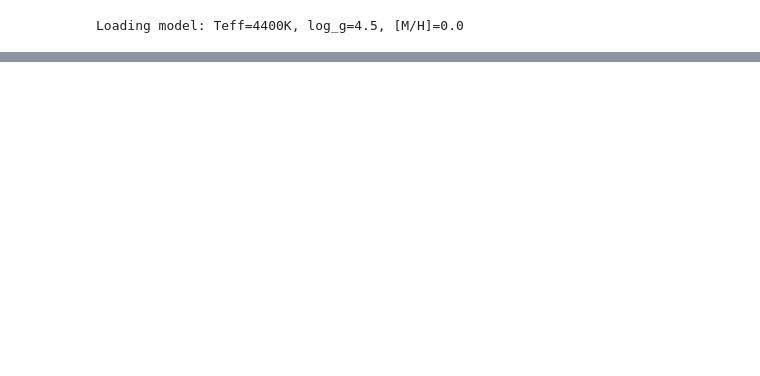
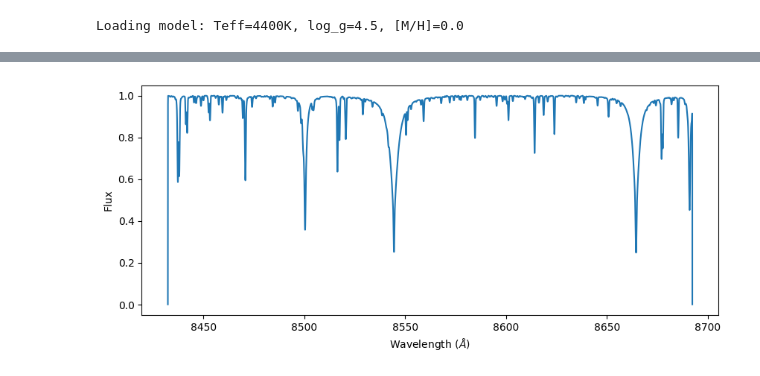
Before and after one commit to wykced/NEID_Activity, a Jupyter notebook: get_barium.ipynb, the cells around one changed output, grey strips where cells are left out. Cells and saved outputs as stored; diff of their text form; code cells hidden in the pictures; blank space fills up the shorter version.

```diff
--- a/get_barium.ipynb
+++ b/get_barium.ipynb
@@ -177,15 +189,15 @@ def get_eqs2(vacuum, wave2, diff2, div2, window):
 # %%
 '''Params'''
 path = '/Users/brooklyngustaf/Desktop/research/Brooklyn_NEID_spectra_project/l2fits/'
-folder_path = path + 'TIC_435238791'
-teff = 4400
-logg = 4.5
-metal = 0.0
-vsini = 10.9
-window = 1
+tic_id = 435238791
+folder_path = path + f'TIC_{tic_id}'
+df = pd.read_csv('/Users/brooklyngustaf/Desktop/research/Brooklyn_NEID_spectra_project/GOLD_WD_binaries_forDon_APOGEE_GAIA_TIC_2MASS_StarHorse1.csv')
+
+star, teff, logg, MH, vsini = get_params(df, tic_id)
+window = .25
 # %%
 '''Load Model'''
-mod_wave, mod_flux = get_model(teff, logg, metal)
+mod_wave, mod_flux = get_model(teff, logg, MH)
 # %% [output]
 Loading model: Teff=4400K, log_g=4.5, [M/H]=0.0
 # %%
@@ -337,0 +359,24 @@ WARNING: Model is linear in parameters; consider using linear fitting methods. [
+# %%
+with fits.open('/Users/brooklyngustaf/Desktop/research/code/spectrum_marcs_vald_300_1100_.fits') as hdul:
+    flux2 = hdul[0].data
+    header = hdul[0].header
+
+    n = header["NAXIS1"]
+    crval = header["CRVAL1"]
+    cdelt = header["CDELT1"]
+    crpix = header["CRPIX1"]
+
+wave2 = (crval + (np.arange(n) + 1 - crpix) * cdelt)*10
+#air to vac
+s = 10**4/wave2
+n = 1 + 0.00008336624212083 + 0.02408926869968 / (130.1065924522 - s**2) + 0.0001599740894897 / (38.92568793293 - s**2)
+wave2 = np.array(wave2 * n)
+flux2 = np.array(flux2)
+
+plt.figure(figsize=(10,4))
+plt.plot(wave2, flux2)
+plt.xlabel(fr"Wavelength ($\AA$)")
+plt.ylabel("Flux")
+plt.show()
+# %% [output]
+[figure, added]
```
Also changed, not shown: parts of 3 cells of this notebook.
